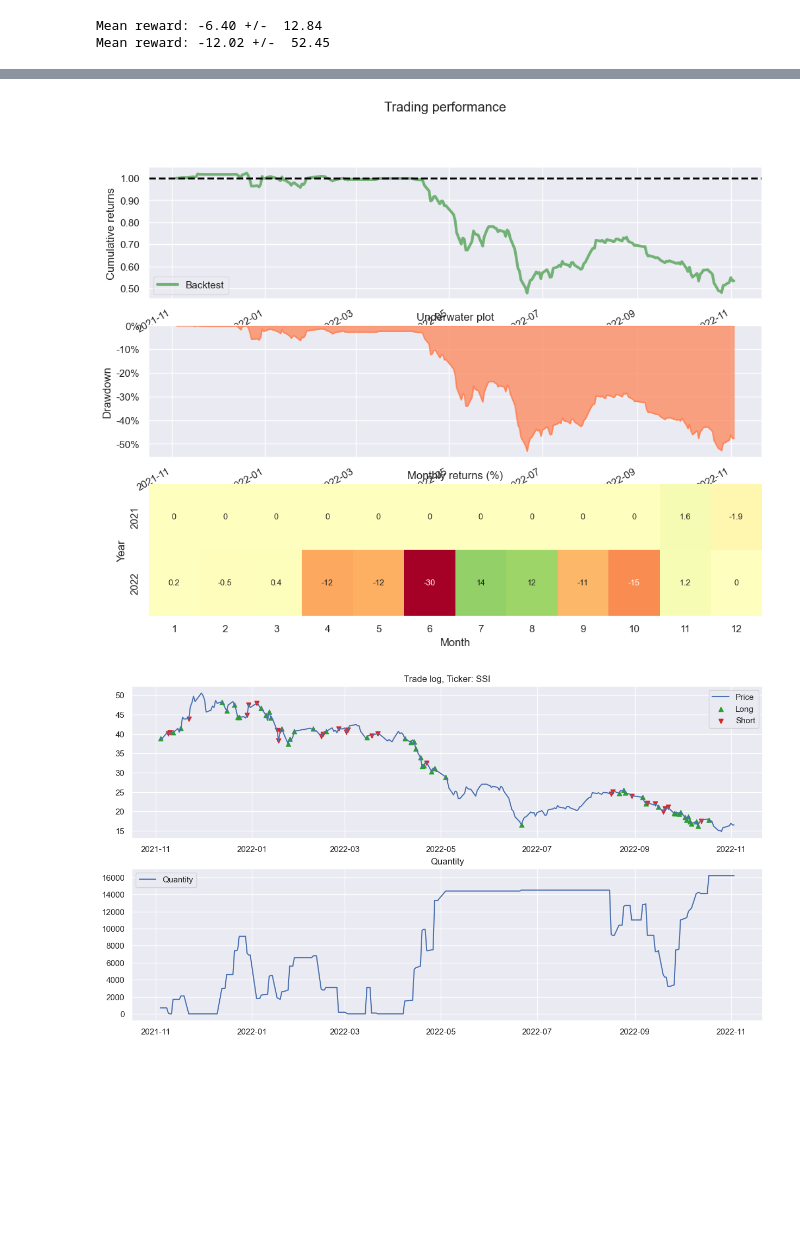
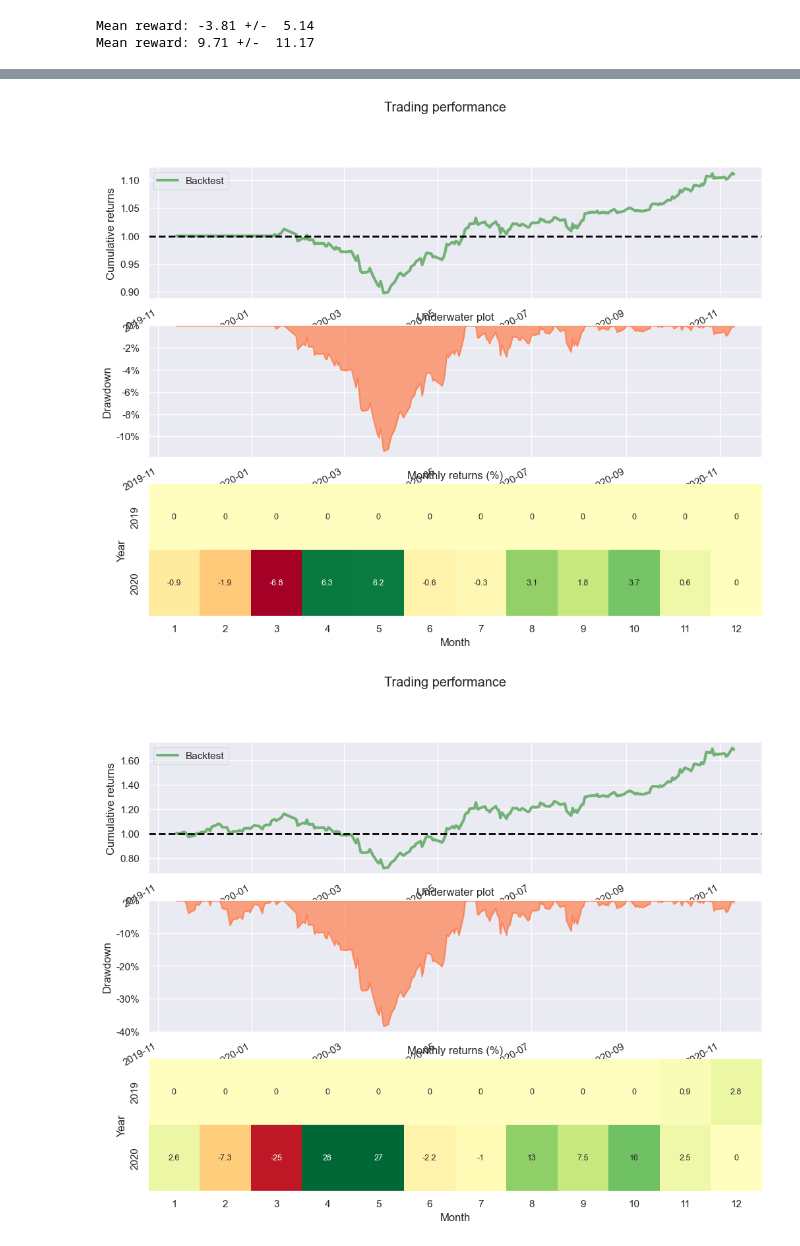
Before and after one commit to minhmanminhman/stock-env, a Jupyter notebook: notebooks/evaluate_task_trading_perf.ipynb, the cells around one changed output, grey strips where cells are left out. Cells and saved outputs as stored; diff of their text form; code cells hidden in the pictures; blank space fills up the shorter version.

```diff
--- a/notebooks/evaluate_task_trading_perf.ipynb
+++ b/notebooks/evaluate_task_trading_perf.ipynb
@@ -42,15 +51,44 @@ def buy_and_hold_plot(df, algo_name, init_cash=1000000):
         fig=fig,
     )
     fig.show()
+# %%
+task = "HPG"
+algo = "ppo_adapt"
+# algo = "ppo"
+
+
+# process params
+env_id = "VNALL-v0"
+config_path = f"../configs/{algo}.yaml"
+_ticker = f"_{task[0]}"
+# ppo_model_folder = f"../model/evaluation{_ticker}/"
+# ppo_adapt_model_folder = f"../model/adapt_evaluation{_ticker}/"
+ppo_model_folder = f"../model/evaluation/"
+ppo_adapt_model_folder = f"../model/adapt_evaluation_M/"
+
+ppo_files = os.listdir(ppo_model_folder)
+ppo_adapt_files = os.listdir(ppo_adapt_model_folder)
+
+ppo_models, ppo_adapt_models = {}, {}
+for filename in ppo_files:
+    if filename.startswith("ppo_"):
+        ticker = filename.split("_")[-3]
+        ppo_models.update({ticker: filename})
+
+for filename in ppo_adapt_files:
+    if filename.startswith("ppo_adapt_"):
+        ticker = filename.split("_")[-3]
+        ppo_adapt_models.update({ticker: filename})
 # %%
-env_id = "VNALL-v0"
-model_path = "../model/ppo_adapt_SSI_20230102_133152.pth"
-config_path = "../configs/ppo_adapt.yaml"
-
+model_type = ppo_models if algo == 'ppo' else ppo_adapt_models
+_model_folder = ppo_model_folder if algo == 'ppo' else ppo_adapt_model_folder
+_model_path = f"{_model_folder}{model_type[task]}"
+print(_model_path)
 # setting up
 args = open_config(config_path, env_id=env_id)
-envs = make_vec_env(env_id, num_envs=1, task=args.task)
+envs = make_vec_env(env_id, num_envs=1, task=task)
 agent = Agent(envs, hiddens=args.hiddens)
 random_agent = Agent(envs, hiddens=args.hiddens)
-agent.load_state_dict(th.load(model_path))
+# agent.load_state_dict(th.load(_model_path))
+agent.load_state_dict(th.load("../model/adapt_evaluation_M/ppo_adapt_HPG_20230302_124226.pth"))
 # %% [output]
@@ -58,13 +97,13 @@ agent.load_state_dict(th.load(model_path))
 # %%
-eval_envs = make_vec_env(env_id, num_envs=args.num_envs, task=args.task)
+eval_envs = make_vec_env(env_id, num_envs=args.num_envs, task=task)
 eval_envs.train(False)
 mean, std = evaluate_agent(agent=random_agent, envs=eval_envs, n_eval_episodes=args.n_eval_episodes)
 print(f"Mean reward: {mean:.2f} +/- {std: .2f}")
 mean, std = evaluate_agent(agent=agent, envs=eval_envs, n_eval_episodes=args.n_eval_episodes)
 print(f"Mean reward: {mean:.2f} +/- {std: .2f}")
 # %% [output]
-Mean reward: -6.40 +/-  12.84
-Mean reward: -12.02 +/-  52.45
+Mean reward: -3.81 +/-  5.14
+Mean reward: 9.71 +/-  11.17
 # %%
 # _agent = random_agent
 _agent = agent
@@ -74,7 +113,9 @@ envs.train(False)
 info = play_an_episode(_agent, envs)
 df = info["final_info"][0]["final_history"]
 returns = df.set_index("time")["portfolio_value"].pct_change()
+stock_returns = df.set_index("time")["close_price"].pct_change()
 results = create_performance(returns)
+_ = create_performance(stock_returns)
 plot_trade_log_v2(df)
 
 buy_and_hold_plot(df, "PPO_adapt", init_cash=envs.envs[0].init_cash)
@@ -90,2 +139,2 @@ Ticker: SSI, from date 2021-11-03 00:00:00 to date 2022-11-03 00:00:00
-[figure, old version]
+[figure, new version]
-[figure, old version]
+[figure, new version]
```
Also changed, not shown: parts of 3 cells of this notebook, 33 other files.
